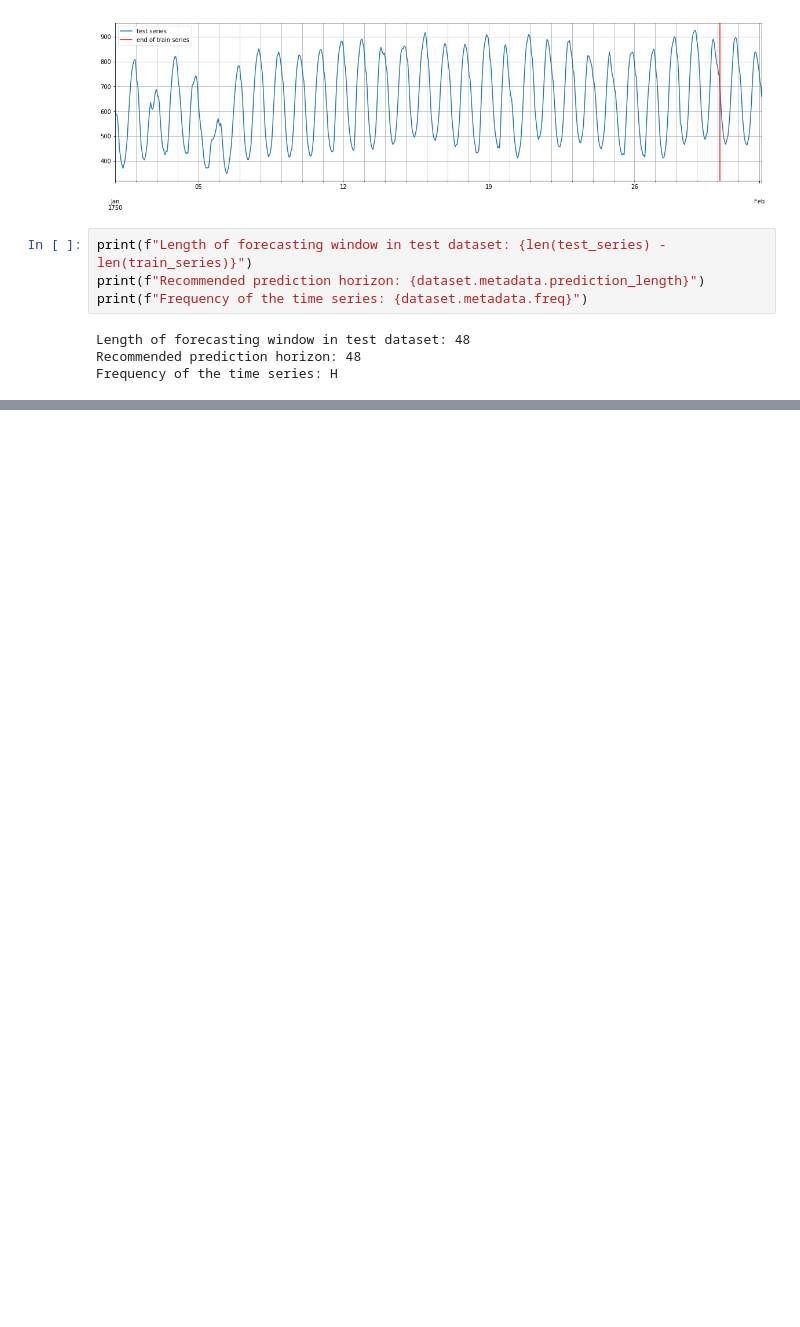
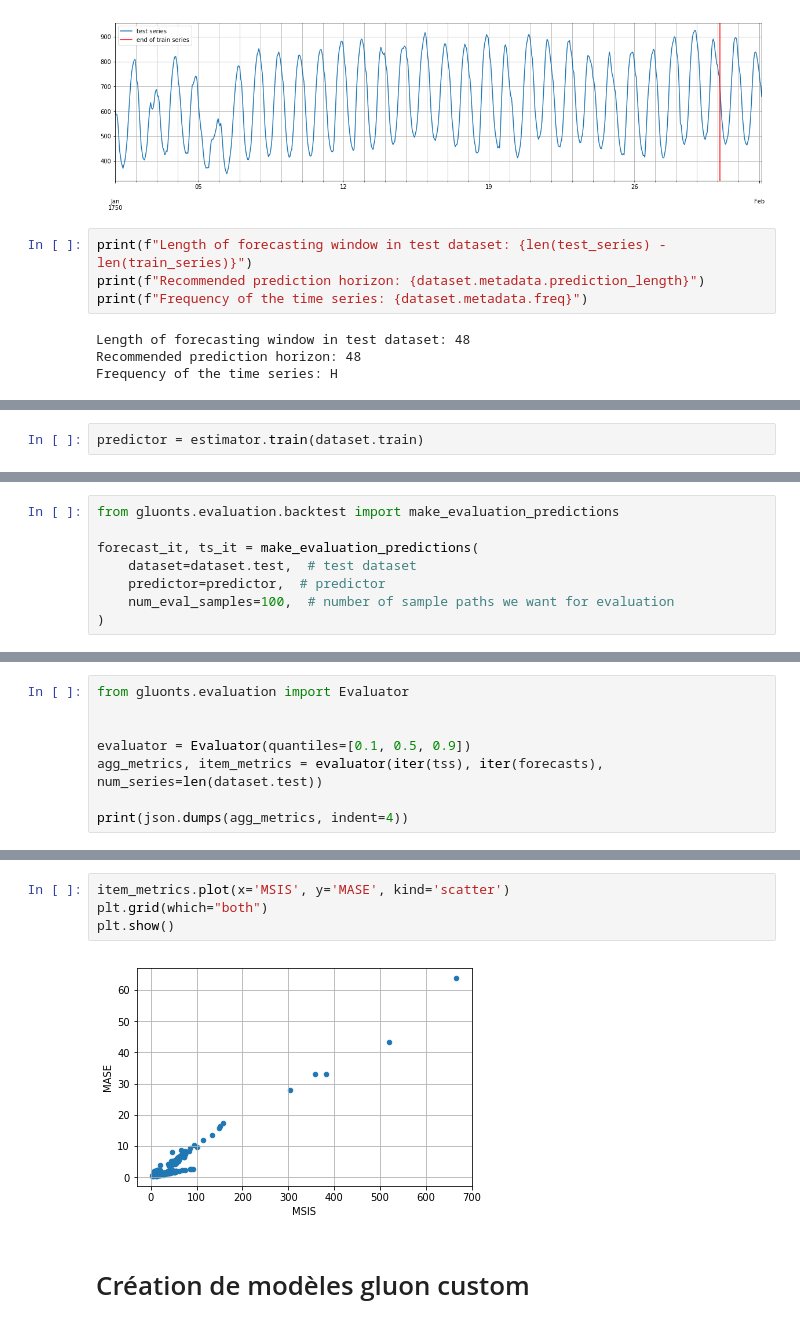
Before and after one commit to VincentVillet/gluonts_exploration, a Jupyter notebook: quick_start_tutorial.ipynb, the cells around one changed output, grey strips where cells are left out. Drawn from its saved outputs; the diff is of its cells as text; blank space fills up the shorter version.

```diff
--- a/quick_start_tutorial.ipynb
+++ b/quick_start_tutorial.ipynb
@@ -54,0 +87,2 @@ Frequency of the time series: H
+# %%
+predictor = estimator.train(dataset.train)
@@ -54,0 +110,8 @@ Frequency of the time series: H
+# %%
+from gluonts.evaluation.backtest import make_evaluation_predictions
+
+forecast_it, ts_it = make_evaluation_predictions(
+    dataset=dataset.test,  # test dataset
+    predictor=predictor,  # predictor
+    num_eval_samples=100,  # number of sample paths we want for evaluation
+)
@@ -54,0 +173,8 @@ Frequency of the time series: H
+# %%
+from gluonts.evaluation import Evaluator
+
+
+evaluator = Evaluator(quantiles=[0.1, 0.5, 0.9])
+agg_metrics, item_metrics = evaluator(iter(tss), iter(forecasts), num_series=len(dataset.test))
+
+print(json.dumps(agg_metrics, indent=4))
@@ -54,0 +208,8 @@ Frequency of the time series: H
+# %%
+item_metrics.plot(x='MSIS', y='MASE', kind='scatter')
+plt.grid(which="both")
+plt.show()
+# %% [output]
+[figure, added]
+# %% [markdown]
+# Création de modèles gluon custom
```
Also changed, not shown: parts of 29 cells of this notebook, 1 other file.
